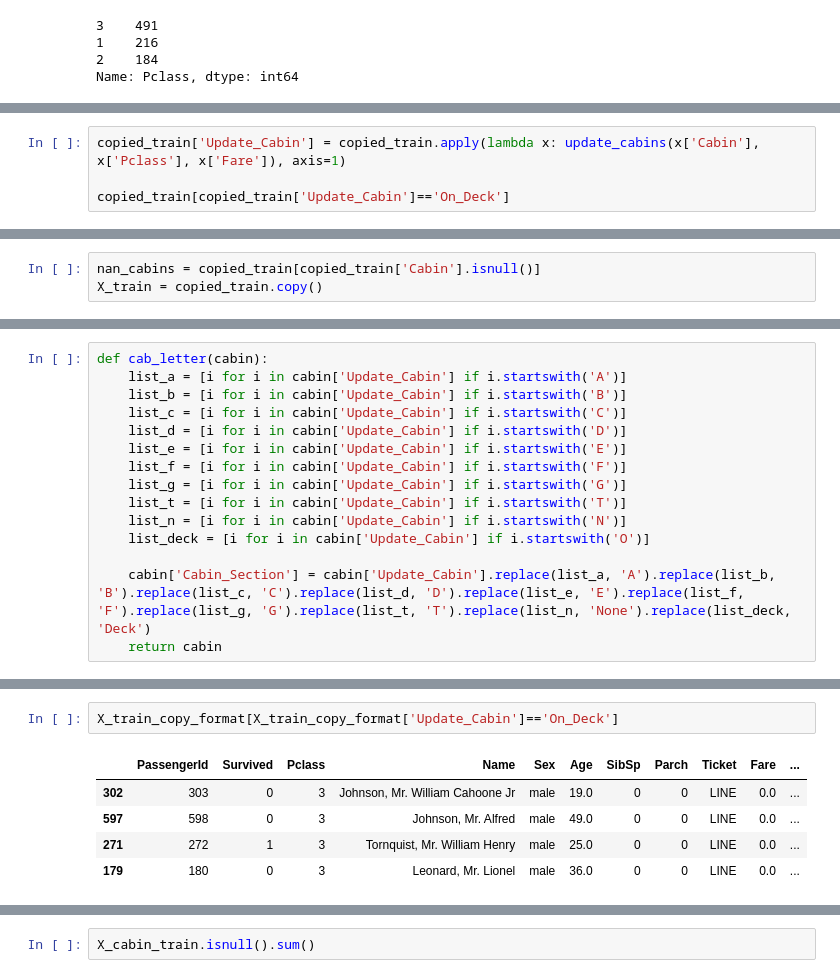
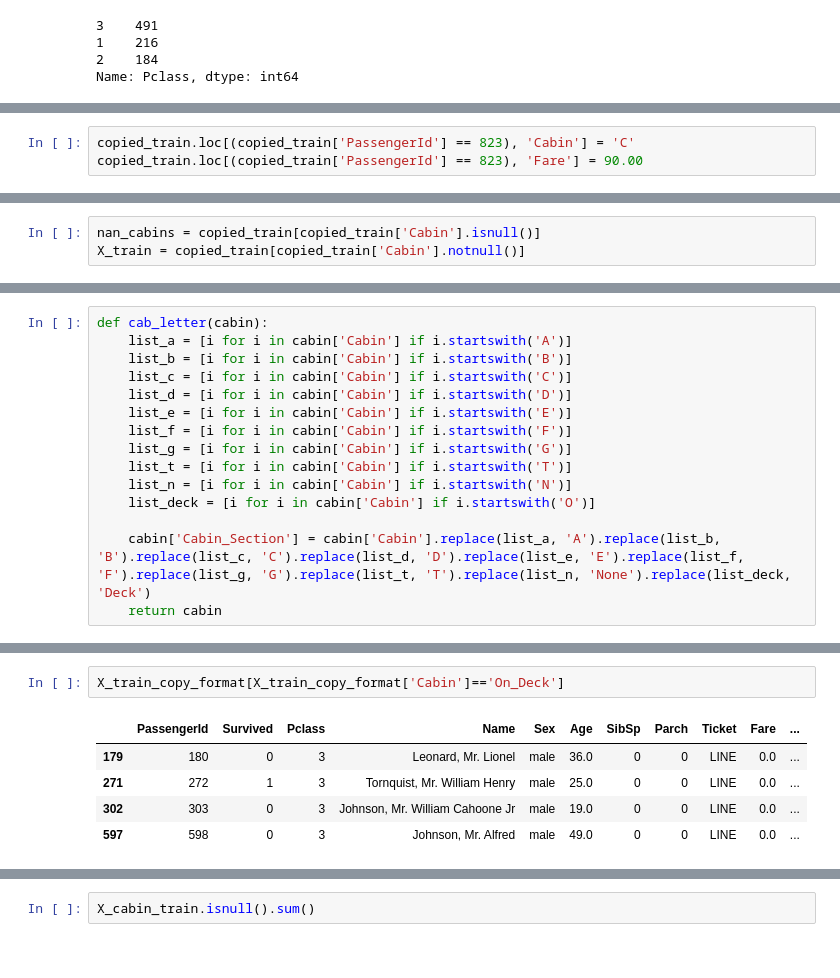
Before and after one commit to SugarfreeTX/kaggle, a Jupyter notebook: titanic.ipynb, the cells around one changed output, grey strips where cells are left out. Saved outputs shown, nothing was run; the diff lists cells and outputs as text.

```diff
--- a/titanic.ipynb
+++ b/titanic.ipynb
@@ -274,4 +376,0 @@ train.head()
-# %%
-copied_train['Update_Cabin'] = copied_train.apply(lambda x: update_cabins(x['Cabin'], x['Pclass'], x['Fare']), axis=1)
-
-copied_train[copied_train['Update_Cabin']=='On_Deck']
@@ -284 +377,4 @@ copied_train[copied_train['Update_Cabin']=='On_Deck']
+# %%
+copied_train.loc[(copied_train['PassengerId'] == 823), 'Cabin'] = 'C'
+copied_train.loc[(copied_train['PassengerId'] == 823), 'Fare'] = 90.00
 # %%
@@ -303,6 +429,6 @@ train.head()
 # %%
 nan_cabins = copied_train[copied_train['Cabin'].isnull()]
-X_train = copied_train.copy()
+X_train = copied_train[copied_train['Cabin'].notnull()]
 # %%
 X_train.head()
 # %% [output]
@@ -343,15 +456,15 @@ A_only.head()
 # %%
 def cab_letter(cabin):
-    list_a = [i for i in cabin['Update_Cabin'] if i.startswith('A')]
-    list_b = [i for i in cabin['Update_Cabin'] if i.startswith('B')]
-    list_c = [i for i in cabin['Update_Cabin'] if i.startswith('C')]
-    list_d = [i for i in cabin['Update_Cabin'] if i.startswith('D')]
-    list_e = [i for i in cabin['Update_Cabin'] if i.startswith('E')]
-    list_f = [i for i in cabin['Update_Cabin'] if i.startswith('F')]
-    list_g = [i for i in cabin['Update_Cabin'] if i.startswith('G')]
-    list_t = [i for i in cabin['Update_Cabin'] if i.startswith('T')]
-    list_n = [i for i in cabin['Update_Cabin'] if i.startswith('N')]
-    list_deck = [i for i in cabin['Update_Cabin'] if i.startswith('O')]
+    list_a = [i for i in cabin['Cabin'] if i.startswith('A')]
+    list_b = [i for i in cabin['Cabin'] if i.startswith('B')]
+    list_c = [i for i in cabin['Cabin'] if i.startswith('C')]
+    list_d = [i for i in cabin['Cabin'] if i.startswith('D')]
+    list_e = [i for i in cabin['Cabin'] if i.startswith('E')]
+    list_f = [i for i in cabin['Cabin'] if i.startswith('F')]
+    list_g = [i for i in cabin['Cabin'] if i.startswith('G')]
+    list_t = [i for i in cabin['Cabin'] if i.startswith('T')]
+    list_n = [i for i in cabin['Cabin'] if i.startswith('N')]
+    list_deck = [i for i in cabin['Cabin'] if i.startswith('O')]
 
-    cabin['Cabin_Section'] = cabin['Update_Cabin'].replace(list_a, 'A').replace(list_b, 'B').replace(list_c, 'C').replace(list_d, 'D').replace(list_e, 'E').replace(list_f, 'F').replace(list_g, 'G').replace(list_t, 'T').replace(list_n, 'None').replace(list_deck, 'Deck')
+    cabin['Cabin_Section'] = cabin['Cabin'].replace(list_a, 'A').replace(list_b, 'B').replace(list_c, 'C').replace(list_d, 'D').replace(list_e, 'E').replace(list_f, 'F').replace(list_g, 'G').replace(list_t, 'T').replace(list_n, 'None').replace(list_deck, 'Deck')
     return cabin
@@ -372,11 +482,11 @@ X_train_copy_format.head()
 # %%
-X_train_copy_format[X_train_copy_format['Update_Cabin']=='On_Deck']
+X_train_copy_format[X_train_copy_format['Cabin']=='On_Deck']
 # %% [output]
 |  | PassengerId | Survived | Pclass | Name | Sex | Age | SibSp | Parch | Ticket | Fare | ... |
+| 179 | 180 | 0 | 3 | Leonard, Mr. Lionel | male | 36.0 | 0 | 0 | LINE | 0.0 | ... |
+| 271 | 272 | 1 | 3 | Tornquist, Mr. William Henry | male | 25.0 | 0 | 0 | LINE | 0.0 | ... |
 | 302 | 303 | 0 | 3 | Johnson, Mr. William Cahoone Jr | male | 19.0 | 0 | 0 | LINE | 0.0 | ... |
 | 597 | 598 | 0 | 3 | Johnson, Mr. Alfred | male | 49.0 | 0 | 0 | LINE | 0.0 | ... |
-| 271 | 272 | 1 | 3 | Tornquist, Mr. William Henry | male | 25.0 | 0 | 0 | LINE | 0.0 | ... |
-| 179 | 180 | 0 | 3 | Leonard, Mr. Lionel | male | 36.0 | 0 | 0 | LINE | 0.0 | ... |
 # %%
 X_train_copy_format.Cabin_Section.sort_values(ascending=True).unique()
 # %% [output]
```
Also changed, not shown: parts of 130 cells of this notebook.
